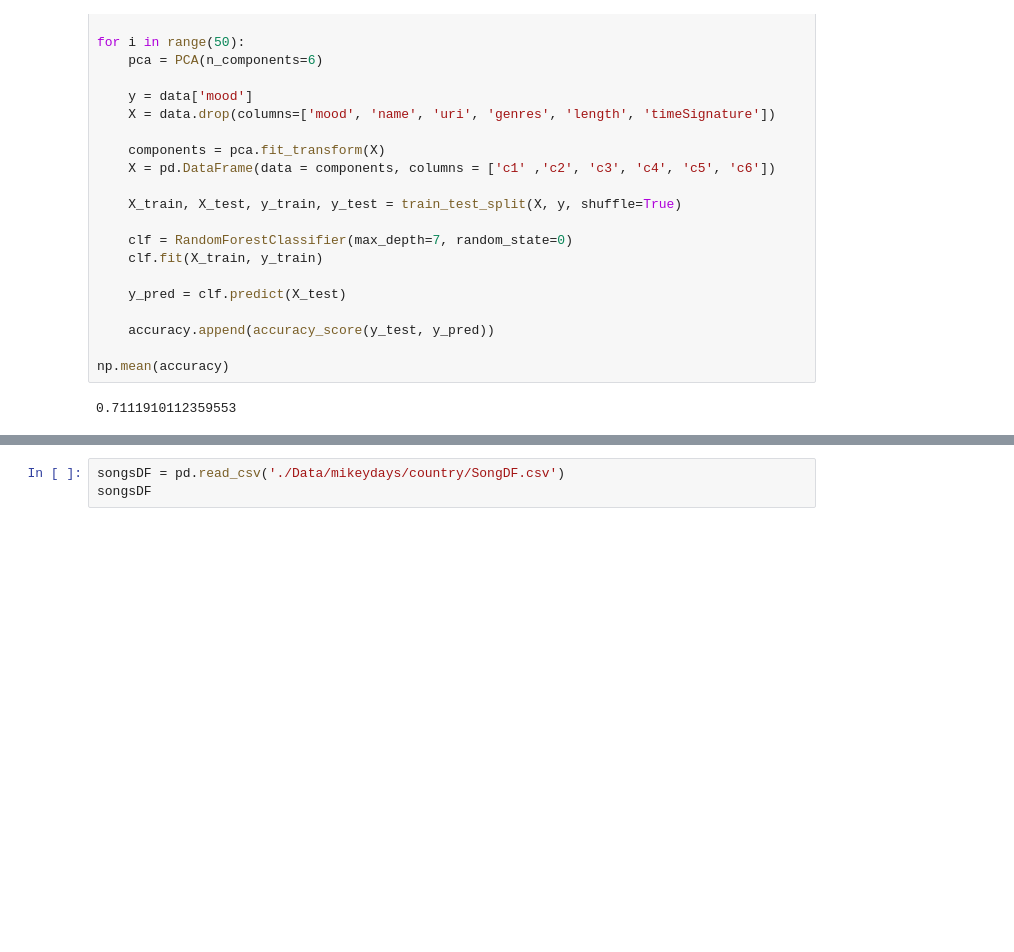
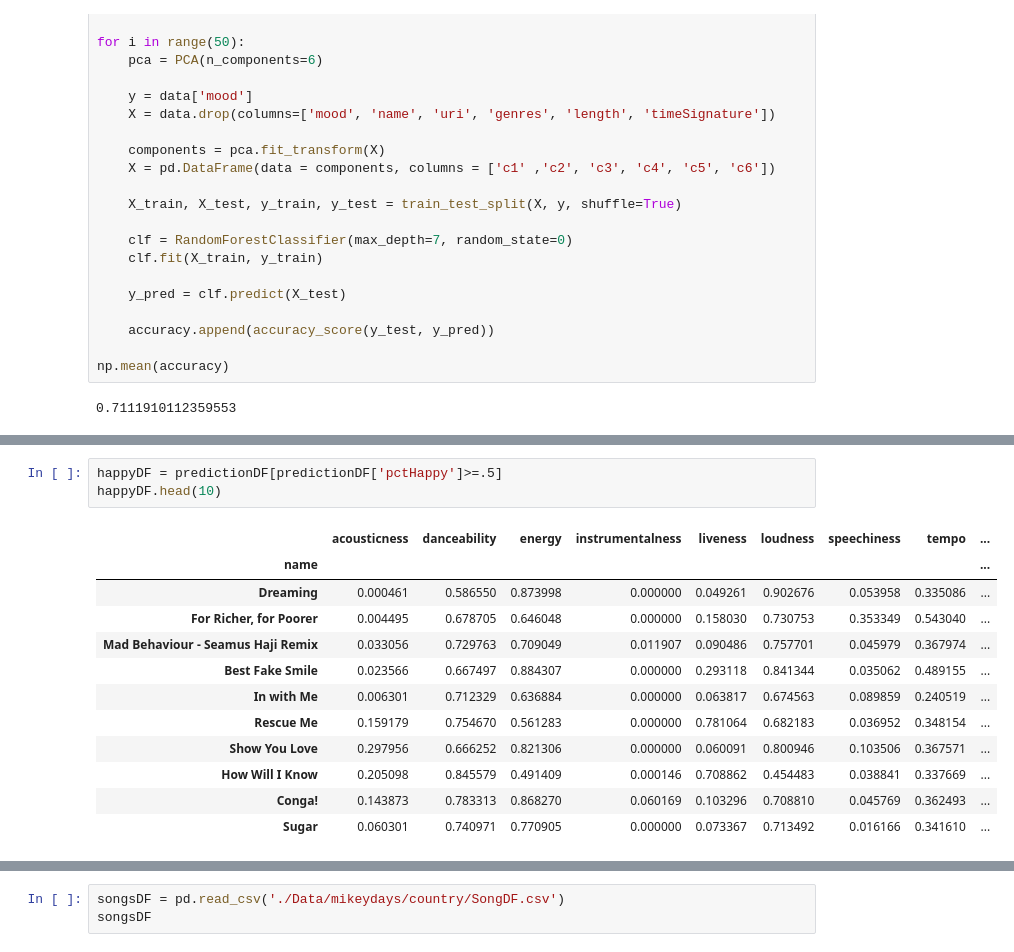
Before and after one commit to michaelmoschitto/AISongRecommender, a Jupyter notebook: AISongRecommenderMike.ipynb, the cells around one changed output, grey strips where cells are left out. Saved outputs shown, nothing was run; the diff lists cells and outputs as text; blank space fills up the shorter version.

```diff
--- a/AISongRecommenderMike.ipynb
+++ b/AISongRecommenderMike.ipynb
@@ -588,0 +890,16 @@ Name: mood, Length: 1332, dtype: object
+# %%
+happyDF = predictionDF[predictionDF['pctHappy']>=.5]
+happyDF.head(10)
+# %% [output]
+|  | acousticness | danceability | energy | instrumentalness | liveness | loudness | speechiness | tempo | ... |
+| name |  |  |  |  |  |  |  |  | ... |
+| Dreaming | 0.000461 | 0.586550 | 0.873998 | 0.000000 | 0.049261 | 0.902676 | 0.053958 | 0.335086 | ... |
+| For Richer, for Poorer | 0.004495 | 0.678705 | 0.646048 | 0.000000 | 0.158030 | 0.730753 | 0.353349 | 0.543040 | ... |
+| Mad Behaviour - Seamus Haji Remix | 0.033056 | 0.729763 | 0.709049 | 0.011907 | 0.090486 | 0.757701 | 0.045979 | 0.367974 | ... |
+| Best Fake Smile | 0.023566 | 0.667497 | 0.884307 | 0.000000 | 0.293118 | 0.841344 | 0.035062 | 0.489155 | ... |
+| In with Me | 0.006301 | 0.712329 | 0.636884 | 0.000000 | 0.063817 | 0.674563 | 0.089859 | 0.240519 | ... |
+| Rescue Me | 0.159179 | 0.754670 | 0.561283 | 0.000000 | 0.781064 | 0.682183 | 0.036952 | 0.348154 | ... |
+| Show You Love | 0.297956 | 0.666252 | 0.821306 | 0.000000 | 0.060091 | 0.800946 | 0.103506 | 0.367571 | ... |
+| How Will I Know | 0.205098 | 0.845579 | 0.491409 | 0.000146 | 0.708862 | 0.454483 | 0.038841 | 0.337669 | ... |
+| Conga! | 0.143873 | 0.783313 | 0.868270 | 0.060169 | 0.103296 | 0.708810 | 0.045769 | 0.362493 | ... |
+| Sugar | 0.060301 | 0.740971 | 0.770905 | 0.000000 | 0.073367 | 0.713492 | 0.016166 | 0.341610 | ... |
```
Also changed, not shown: parts of 19 cells of this notebook, 7 other files.
